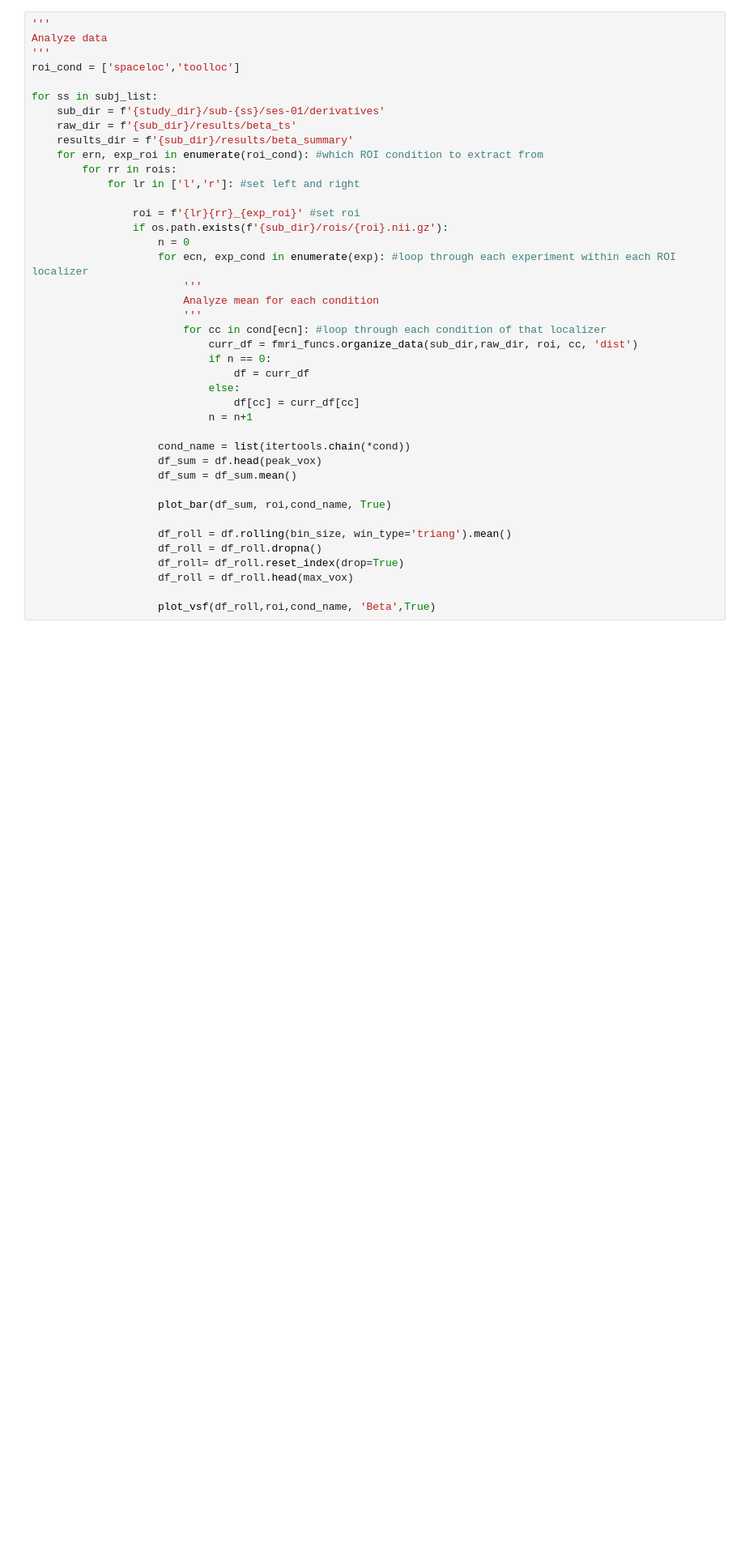
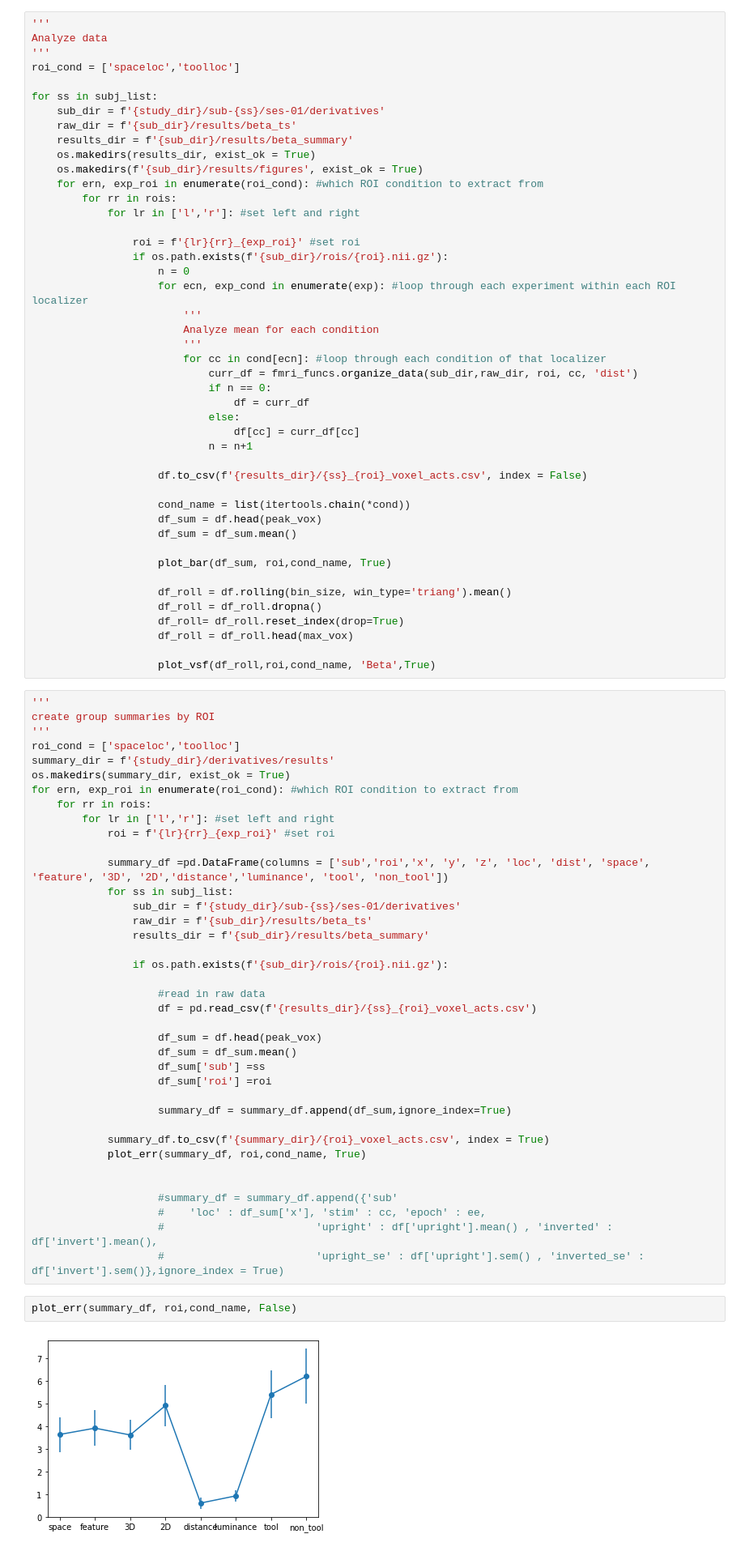
Before and after one commit to vayzenb/fmri, a Jupyter notebook: SpaceLoc_analysis.ipynb, the cells around one changed output. Shown: that part at 81% size. Cells and saved outputs as stored; diff of their text form; blank space fills up the shorter version.

```diff
--- a/SpaceLoc_analysis.ipynb
+++ b/SpaceLoc_analysis.ipynb
@@ -101,6 +113,8 @@ for ss in subj_list:
     sub_dir = f'{study_dir}/sub-{ss}/ses-01/derivatives'
     raw_dir = f'{sub_dir}/results/beta_ts'
     results_dir = f'{sub_dir}/results/beta_summary'
+    os.makedirs(results_dir, exist_ok = True)
+    os.makedirs(f'{sub_dir}/results/figures', exist_ok = True)
     for ern, exp_roi in enumerate(roi_cond): #which ROI condition to extract from
         for rr in rois:
             for lr in ['l','r']: #set left and right
@@ -120,6 +134,8 @@ for ss in subj_list:
                                 df[cc] = curr_df[cc]
                             n = n+1
 
+                    df.to_csv(f'{results_dir}/{ss}_{roi}_voxel_acts.csv', index = False)
+
                     cond_name = list(itertools.chain(*cond))
                     df_sum = df.head(peak_vox)
                     df_sum = df_sum.mean()
@@ -132,6 +148,48 @@ for ss in subj_list:
                     df_roll = df_roll.head(max_vox)
 
                     plot_vsf(df_roll,roi,cond_name, 'Beta',True)
+# %%
+'''
+create group summaries by ROI
+'''
+roi_cond = ['spaceloc','toolloc']
+summary_dir = f'{study_dir}/derivatives/results'
+os.makedirs(summary_dir, exist_ok = True)
+for ern, exp_roi in enumerate(roi_cond): #which ROI condition to extract from
+    for rr in rois:
+        for lr in ['l','r']: #set left and right
+            roi = f'{lr}{rr}_{exp_roi}' #set roi
+
+            summary_df =pd.DataFrame(columns = ['sub','roi','x', 'y', 'z', 'loc', 'dist', 'space', 'feature', '3D', '2D','distance','luminance', 'tool', 'non_tool'])
+            for ss in subj_list:
+                sub_dir = f'{study_dir}/sub-{ss}/ses-01/derivatives'
+                raw_dir = f'{sub_dir}/results/beta_ts'
+                results_dir = f'{sub_dir}/results/beta_summary'
+
+                if os.path.exists(f'{sub_dir}/rois/{roi}.nii.gz'):
+
+                    #read in raw data
+                    df = pd.read_csv(f'{results_dir}/{ss}_{roi}_voxel_acts.csv')
+
+                    df_sum = df.head(peak_vox)
+                    df_sum = df_sum.mean()
+                    df_sum['sub'] =ss
+                    df_sum['roi'] =roi
+
+                    summary_df = summary_df.append(df_sum,ignore_index=True)
+
+            summary_df.to_csv(f'{summary_dir}/{roi}_voxel_acts.csv', index = True)
+            plot_err(summary_df, roi,cond_name, True)
+
+
+                    #summary_df = summary_df.append({'sub'
+                    #    'loc' : df_sum['x'], 'stim' : cc, 'epoch' : ee,
+                    #                        'upright' : df['upright'].mean() , 'inverted' : df['invert'].mean(),
+                    #                        'upright_se' : df['upright'].sem() , 'inverted_se' : df['invert'].sem()},ignore_index = True)
+# %%
+plot_err(summary_df, roi,cond_name, False)
+# %% [output]
+[figure, added]
 # %%
 ss = 'spaceloc1002'
 roi='rAPC_spaceloc'
```
Also changed, not shown: parts of 3 cells of this notebook, 25 other files.
